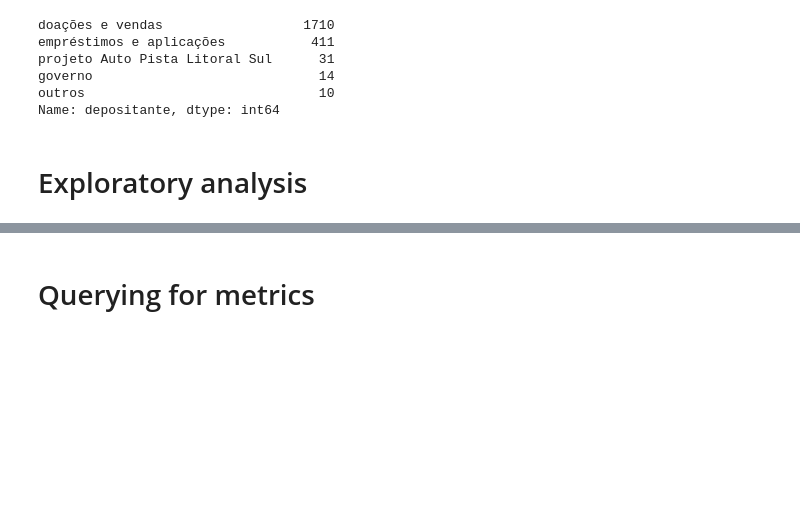
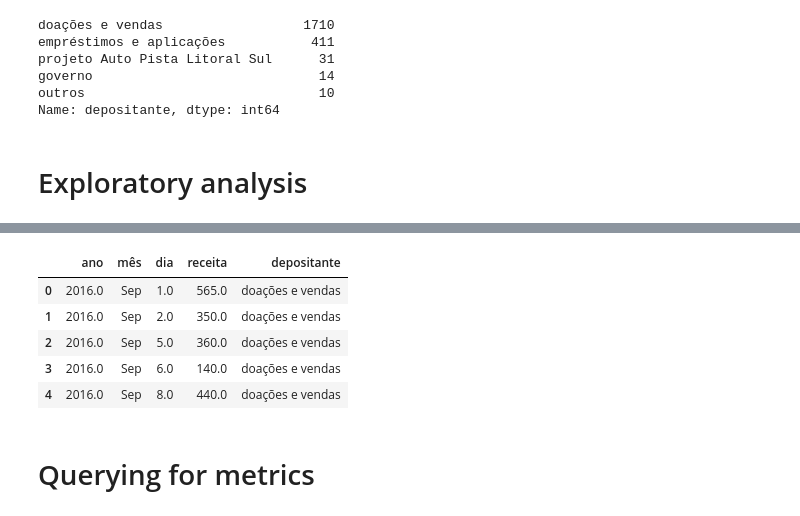
Before and after one commit to vdechen/DataAnalysis_NGO, a Jupyter notebook: Code.ipynb, the cells around one changed output, grey strips where cells are left out. Drawn from its saved outputs; the diff is of its cells as text; code cells hidden in the pictures; blank space fills up the shorter version.

```diff
--- a/Code.ipynb
+++ b/Code.ipynb
@@ -49,4 +57,5 @@ See the caveats in the documentation: https://pandas.pydata.org/pandas-docs/stab
 # %%
 # create "income" dataframe and drop nulls
-income = tables_df[['ano', 'mês', 'dia', 'receita', 'depositante']]
+income = tables_df[['ano', 'mês', 'dia', 'receita', 'depositante']].copy()
 income.dropna(subset = 'receita', axis = 0, inplace=True)
+income.reset_index(drop = True, inplace = True)
@@ -135,20 +117,20 @@ See the caveats in the documentation: https://pandas.pydata.org/pandas-docs/stab
 
 mask = income['depositante'].str.contains('doaç|ração|v.d.|\d|DD|cielo|cielo|pag|pic', regex = True, flags = re.I)
 doa = np.where(mask, 'doações e vendas', income['depositante'])
-income['depositante'] = doa
+income.loc[:,'depositante'] = doa
 
 mask2 = income['depositante'].str.contains('empr|apli|resg|rend', regex = True, flags = re.I)
 emp = np.where(mask2, 'empréstimos e aplicações', income['depositante'])
-income['depositante'] = emp
+income.loc[:,'depositante'] = emp
 
 mask3 = income['depositante'].str.contains('Pista', regex = True, flags = re.I)
 proj = np.where(mask3, 'projeto Auto Pista Litoral Sul', income['depositante'])
-income['depositante'] = proj
+income.loc[:,'depositante'] = proj
 
 mask4 = income['depositante'].str.contains('justiça|PMF ', regex = True, flags = re.I)
 gov = np.where(mask4, 'governo', income['depositante'])
-income['depositante'] = gov
+income.loc[:,'depositante'] = gov
 
 mask5 = income['depositante'].str.contains('div|tran|int|seguro|rog|BB|dif', regex = True, flags = re.I)
 out = np.where(mask5, 'outros', income['depositante'])
-income['depositante'] = out
+income.loc[:,'depositante'] = out
@@ -207,3 +217,12 @@ animals.columns = animals.columns.str.lower().str.strip()
+# %%
+income.head()
+# %% [output]
+|  | ano | mês | dia | receita | depositante |
+| 0 | 2016.0 | Sep | 1.0 | 565.0 | doações e vendas |
+| 1 | 2016.0 | Sep | 2.0 | 350.0 | doações e vendas |
+| 2 | 2016.0 | Sep | 5.0 | 360.0 | doações e vendas |
+| 3 | 2016.0 | Sep | 6.0 | 140.0 | doações e vendas |
+| 4 | 2016.0 | Sep | 8.0 | 440.0 | doações e vendas |
 # %% [markdown]
 # Querying for metrics
 # %%
```
Also changed, not shown: parts of 24 cells of this notebook.
